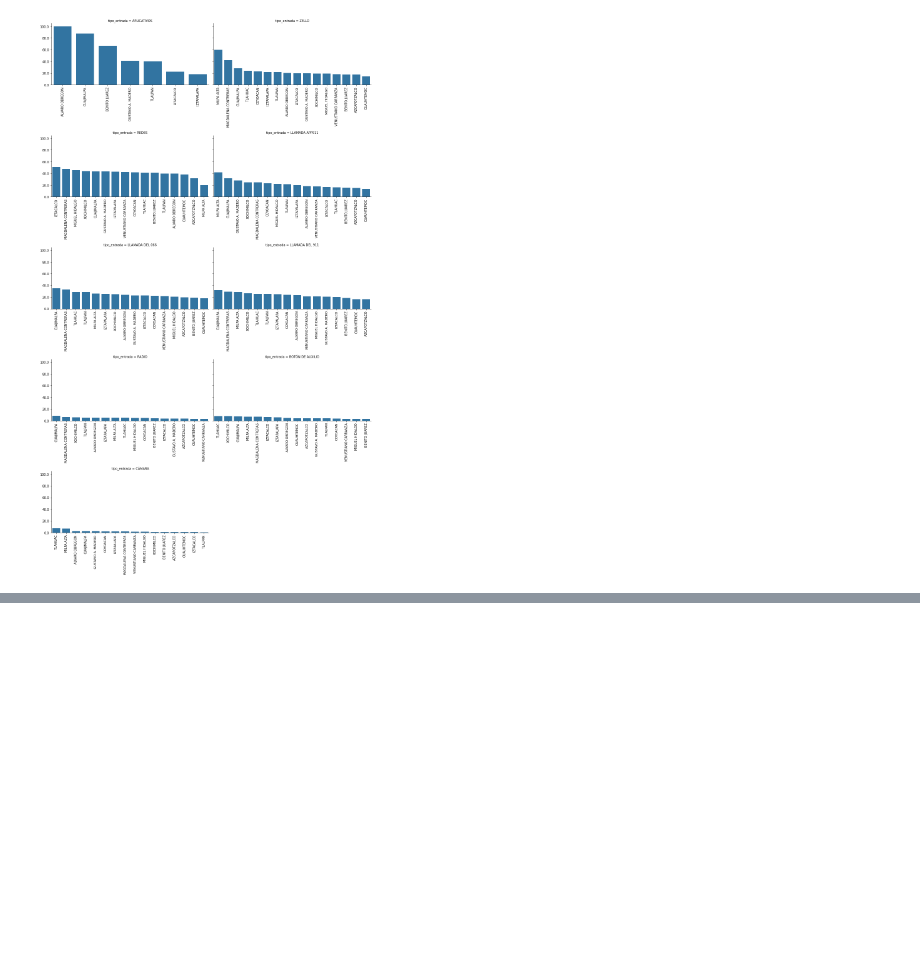
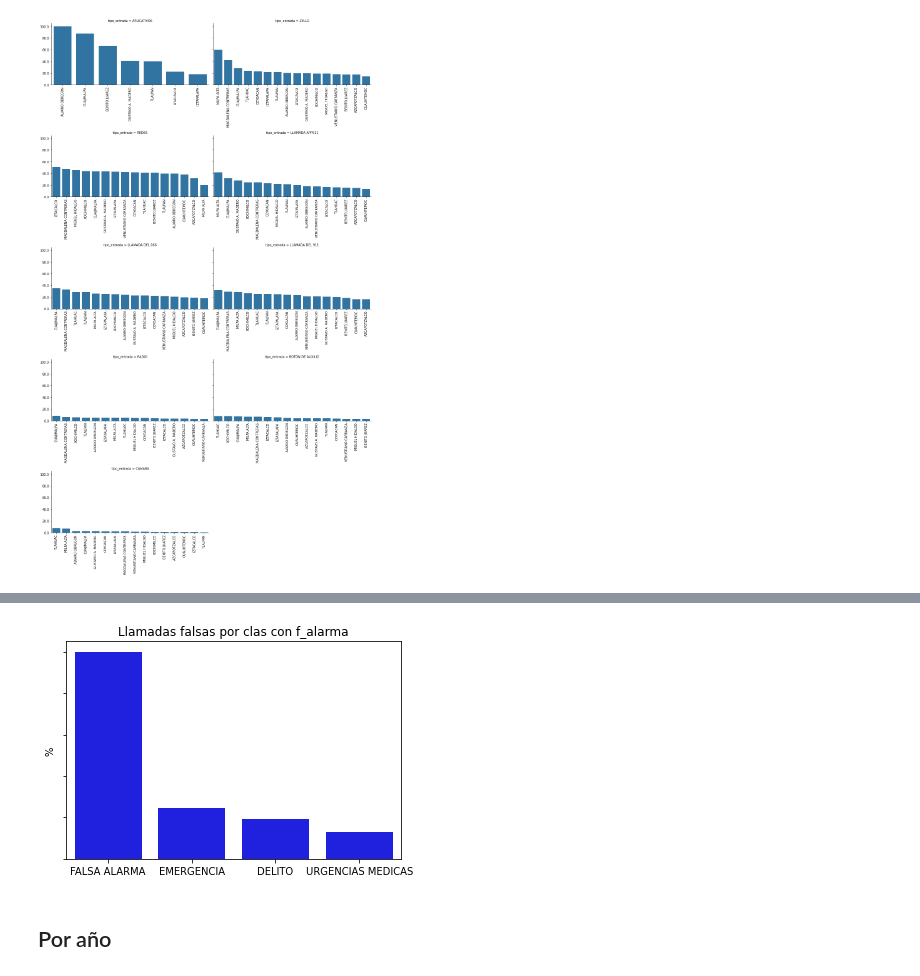
Before and after one commit to caroacostatovany/accidentes-viales-CDMX, a Jupyter notebook: notebooks/EDA_GEDA_Caro.ipynb, the cells around one changed output, grey strips where cells are left out. Cells and saved outputs as stored; diff of their text form; code cells hidden in the pictures; blank space fills up the shorter version.

```diff
--- a/notebooks/EDA_GEDA_Caro.ipynb
+++ b/notebooks/EDA_GEDA_Caro.ipynb
@@ -860,0 +1166,14 @@ plt.show()
+# %%
+clas_con_f_alarma_total = incidentes_viales_df.groupby(["clas_con_f_alarma"], as_index=True).count()
+
+clas_con_f_alarma_total = clas_con_f_alarma_total.drop(
+    columns=['fecha_creacion', 'hora_creacion', 'hora_creacion',
+             'dia_semana', 'fecha_cierre',
+             'mes_cierre', 'hora_cierre',
+             'delegacion_inicio', 'latitud', 'longitud',
+             'incidente_c4', 'delegacion_cierre',
+             'geopoint', 'mes', 'tipo_entrada',
+             'año_cierre', 'codigo_cierre', 'label'], axis=1)\
+ .rename(columns={'folio':'total_llamadas'})
+
+clas_con_f_alarma_total
@@ -860,0 +1187,15 @@ plt.show()
+# %%
+clas = incidentes_viales_df.groupby(["clas_con_f_alarma", "label"], as_index=False).count()
+# %%
+clas_falsa = clas.drop(
+    columns=['fecha_creacion', 'hora_creacion', 'hora_creacion',
+             'dia_semana', 'fecha_cierre',
+             'mes_cierre', 'hora_cierre',
+             'delegacion_inicio', 'latitud', 'longitud',
+             'incidente_c4', 'delegacion_cierre',
+             'geopoint', 'mes', 'tipo_entrada',
+             'año_cierre', 'codigo_cierre'], axis=1)\
+ .rename(columns={'folio':'num_llamadas'})
+
+clas_falsa = clas_falsa.set_index("clas_con_f_alarma")
+clas_falsa
@@ -860,0 +1213,5 @@ plt.show()
+# %%
+clas_falsa['prop'] = clas_falsa['num_llamadas']/clas_con_f_alarma_total['total_llamadas']*100
+clas_falsa = clas_falsa[clas_falsa['label'] == 1]\
+ .sort_values('prop', ascending=False).reset_index()
+clas_falsa
@@ -860,0 +1224,15 @@ plt.show()
+# %%
+ax = sns.barplot(x="clas_con_f_alarma",
+                 y="prop",
+                 data=clas_falsa,
+                 color="b")
+ax.set_yticklabels(ax.get_yticklabels(), rotation=0)
+# ax.yaxis.set_major_formatter(FuncFormatter(number_formatter))
+ax.set(title="Llamadas falsas por clas con f_alarma",
+       xlabel="",
+       ylabel="%")
+plt.show()
+# %% [output]
+[figure, added]
+# %% [markdown]
+## Por año
```
Also changed, not shown: parts of 46 cells of this notebook.
